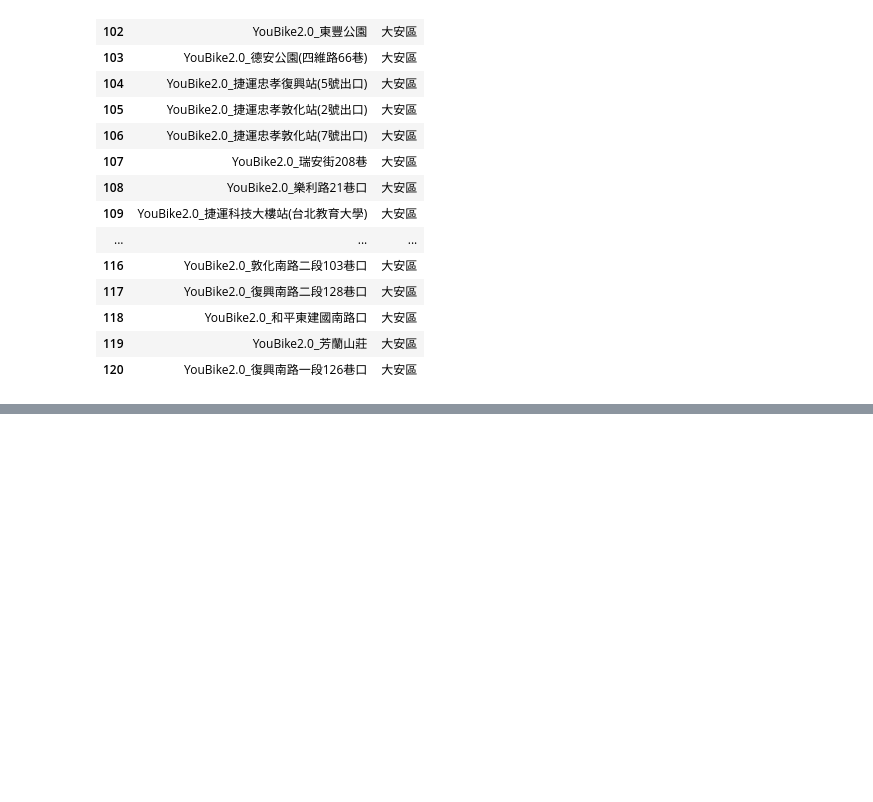
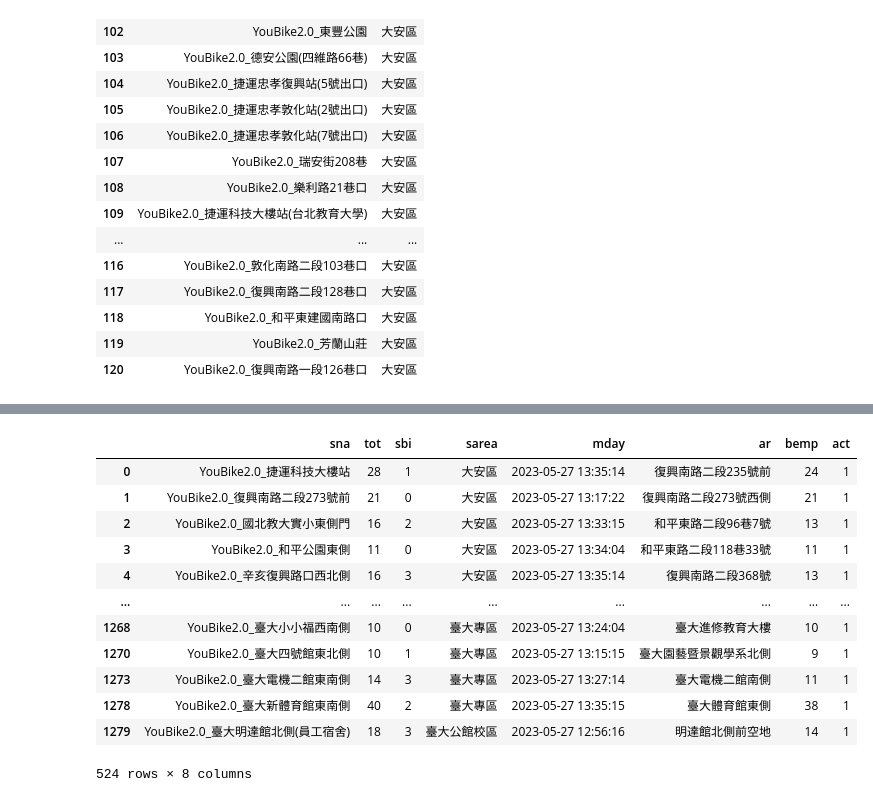
Before and after one commit to WangBowie/2305_python_C, a Jupyter notebook: 230527_A.ipynb, the cells around one changed output, grey strips where cells are left out. Saved outputs shown, nothing was run; the diff lists cells and outputs as text; code cells hidden in the pictures; blank space fills up the shorter version.

```diff
--- a/230527_A.ipynb
+++ b/230527_A.ipynb
@@ -88,0 +109,17 @@ dataFrame.loc[100:120,['sna','sarea']]
+# %%
+mask = dataFrame['sbi'] <= 3
+dataFrame[mask]
+# %% [output]
+|  | sna | tot | sbi | sarea | mday | ar | bemp | act |
+| 0 | YouBike2.0_捷運科技大樓站 | 28 | 1 | 大安區 | 2023-05-27 13:35:14 | 復興南路二段235號前 | 24 | 1 |
+| 1 | YouBike2.0_復興南路二段273號前 | 21 | 0 | 大安區 | 2023-05-27 13:17:22 | 復興南路二段273號西側 | 21 | 1 |
+| 2 | YouBike2.0_國北教大實小東側門 | 16 | 2 | 大安區 | 2023-05-27 13:33:15 | 和平東路二段96巷7號 | 13 | 1 |
+| 3 | YouBike2.0_和平公園東側 | 11 | 0 | 大安區 | 2023-05-27 13:34:04 | 和平東路二段118巷33號 | 11 | 1 |
+| 4 | YouBike2.0_辛亥復興路口西北側 | 16 | 3 | 大安區 | 2023-05-27 13:35:14 | 復興南路二段368號 | 13 | 1 |
+| ... | ... | ... | ... | ... | ... | ... | ... | ... |
+| 1268 | YouBike2.0_臺大小小福西南側 | 10 | 0 | 臺大專區 | 2023-05-27 13:24:04 | 臺大進修教育大樓 | 10 | 1 |
+| 1270 | YouBike2.0_臺大四號館東北側 | 10 | 1 | 臺大專區 | 2023-05-27 13:15:15 | 臺大園藝暨景觀學系北側 | 9 | 1 |
+| 1273 | YouBike2.0_臺大電機二館東南側 | 14 | 3 | 臺大專區 | 2023-05-27 13:27:14 | 臺大電機二館南側 | 11 | 1 |
+| 1278 | YouBike2.0_臺大新體育館東南側 | 40 | 2 | 臺大專區 | 2023-05-27 13:35:15 | 臺大體育館東側 | 38 | 1 |
+| 1279 | YouBike2.0_臺大明達館北側(員工宿舍) | 18 | 3 | 臺大公館校區 | 2023-05-27 12:56:16 | 明達館北側前空地 | 14 | 1 |
+524 rows × 8 columns
```
Also changed, not shown: parts of 1 cell of this notebook.
